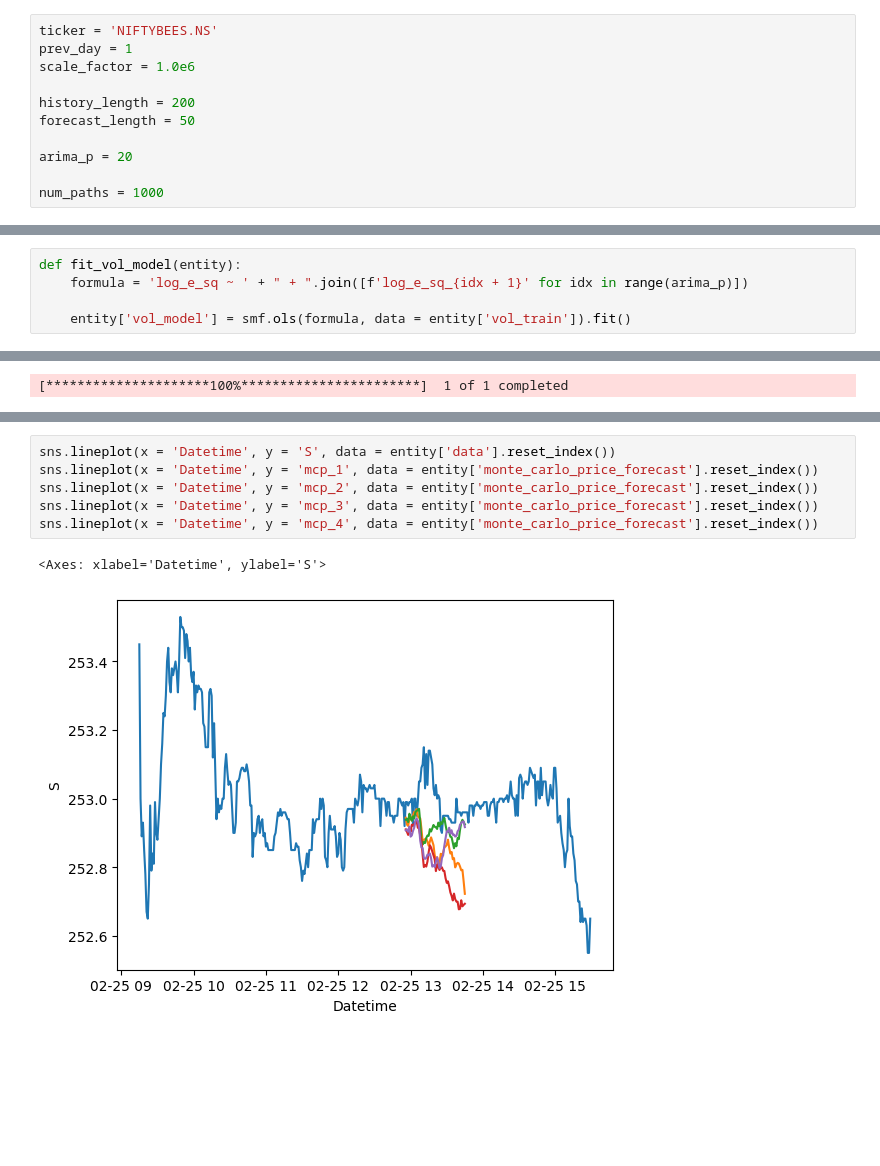
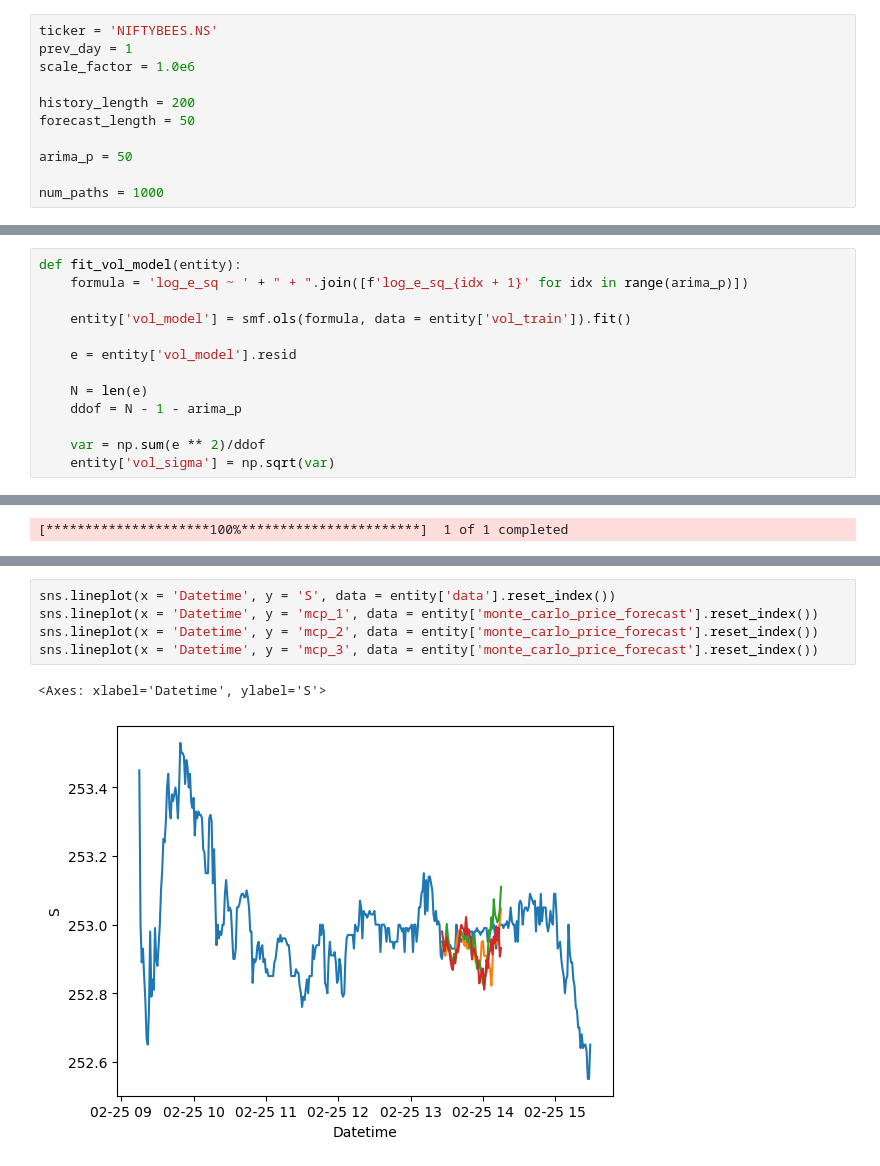
Before and after one commit to vkthakur90/AI_Applications, a Jupyter notebook: Performace_Enhanced_Auto_Regreesion.ipynb, the cells around one changed output, grey strips where cells are left out. Saved outputs shown, nothing was run; the diff lists cells and outputs as text; blank space fills up the shorter version.

```diff
--- a/Performace_Enhanced_Auto_Regreesion.ipynb
+++ b/Performace_Enhanced_Auto_Regreesion.ipynb
@@ -19,7 +19,7 @@ scale_factor = 1.0e6
 history_length = 200
 forecast_length = 50
 
-arima_p = 20
+arima_p = 50
 
 num_paths = 1000
 # %%
@@ -121,6 +115,14 @@ def fit_vol_model(entity):
     formula = 'log_e_sq ~ ' + " + ".join([f'log_e_sq_{idx + 1}' for idx in range(arima_p)])
 
     entity['vol_model'] = smf.ols(formula, data = entity['vol_train']).fit()
+
+    e = entity['vol_model'].resid
+
+    N = len(e)
+    ddof = N - 1 - arima_p
+
+    var = np.sum(e ** 2)/ddof
+    entity['vol_sigma'] = np.sqrt(var)
 # %%
 def forecast_mean(entity):
     prev_data = entity['train'].iloc[-arima_p:]['r'].values.tolist()
@@ -284,9 +288,8 @@ sns.lineplot(x = 'Datetime', y = 'mcp_3', data = entity['monte_carlo_return_fore
 # %%
 sns.lineplot(x = 'Datetime', y = 'S', data = entity['data'].reset_index())
 sns.lineplot(x = 'Datetime', y = 'mcp_1', data = entity['monte_carlo_price_forecast'].reset_index())
 sns.lineplot(x = 'Datetime', y = 'mcp_2', data = entity['monte_carlo_price_forecast'].reset_index())
 sns.lineplot(x = 'Datetime', y = 'mcp_3', data = entity['monte_carlo_price_forecast'].reset_index())
-sns.lineplot(x = 'Datetime', y = 'mcp_4', data = entity['monte_carlo_price_forecast'].reset_index())
 # %% [output]
 <Axes: xlabel='Datetime', ylabel='S'>
-[figure, old version]
+[figure, new version]
```
Also changed, not shown: parts of 7 cells of this notebook.
